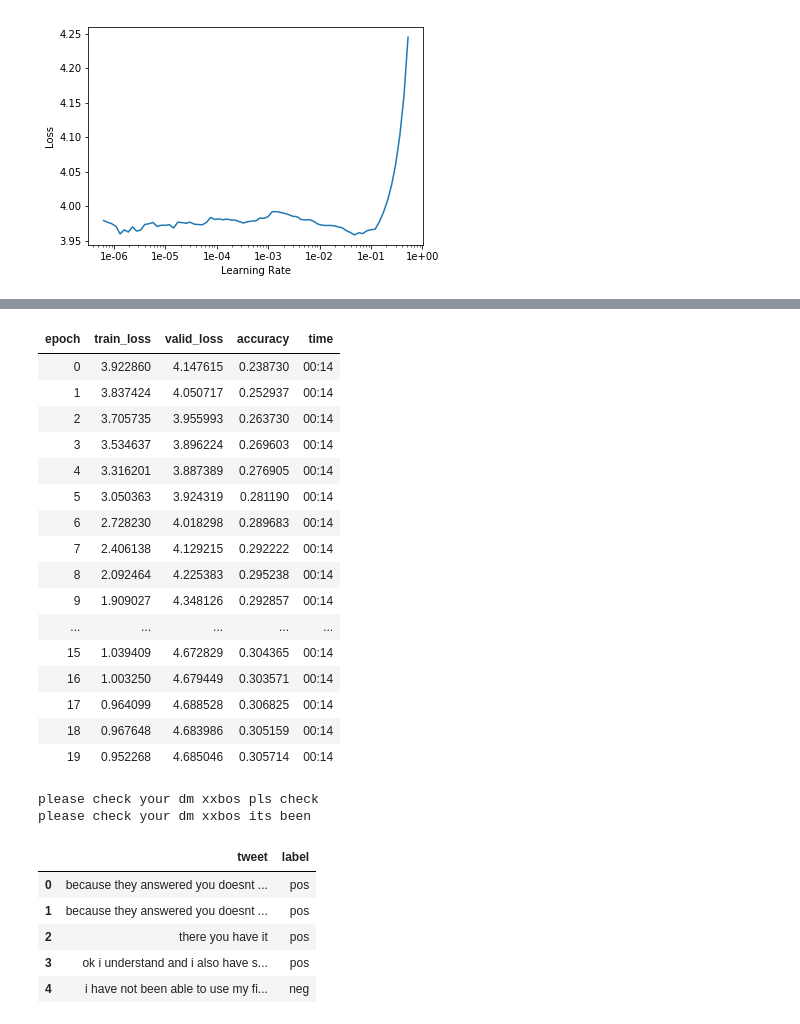
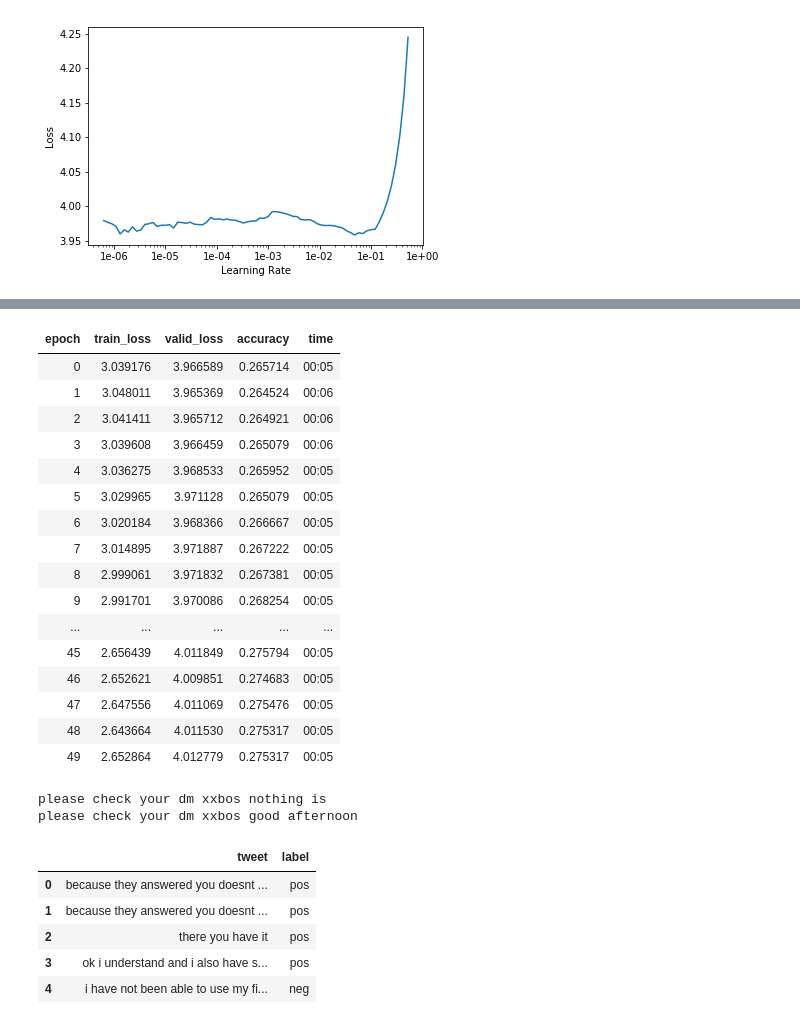
Before and after one commit to steveoni/Bank_UserTweet, a Jupyter notebook: sentiment/bank.ipynb, the cells around one changed output, grey strips where cells are left out. Cells and saved outputs as stored; diff of their text form; code cells hidden in the pictures.

```diff
--- a/sentiment/bank.ipynb
+++ b/sentiment/bank.ipynb
@@ -98,2 +125,2 @@ d_lm.v
 # %%
-path="drive/My Drive/bank-sentiment/"
+path = "drive/My Drive/bb"
@@ -153,4 +179,4 @@ learn.recorder.plot(skip_end=15)
 # %%
-learn.fit_one_cycle(1, max_lr=slice(1e-3,1e-1), moms=(0.8,0.7))
+learn.fit_one_cycle(5, max_lr=slice(1e-3,1e-1), moms=(0.8,0.7))
 # %% [output]
 | epoch | train_loss | valid_loss | accuracy | time |
@@ -178,23 +214,23 @@ LR Finder is complete, type {learner_name}.recorder.plot() to see the graph.
 # %%
-learn.fit_one_cycle(20, max_lr=slice(1e-4,1e-2), moms=(0.8,0.7))
+learn.fit_one_cycle(50, max_lr=slice(1e-5,1e-4), moms=(0.8,0.7))
 # %% [output]
 | epoch | train_loss | valid_loss | accuracy | time |
-| 0 | 3.922860 | 4.147615 | 0.238730 | 00:14 |
-| 1 | 3.837424 | 4.050717 | 0.252937 | 00:14 |
-| 2 | 3.705735 | 3.955993 | 0.263730 | 00:14 |
-| 3 | 3.534637 | 3.896224 | 0.269603 | 00:14 |
-| 4 | 3.316201 | 3.887389 | 0.276905 | 00:14 |
-| 5 | 3.050363 | 3.924319 | 0.281190 | 00:14 |
-| 6 | 2.728230 | 4.018298 | 0.289683 | 00:14 |
-| 7 | 2.406138 | 4.129215 | 0.292222 | 00:14 |
-| 8 | 2.092464 | 4.225383 | 0.295238 | 00:14 |
-| 9 | 1.909027 | 4.348126 | 0.292857 | 00:14 |
+| 0 | 3.039176 | 3.966589 | 0.265714 | 00:05 |
+| 1 | 3.048011 | 3.965369 | 0.264524 | 00:06 |
+| 2 | 3.041411 | 3.965712 | 0.264921 | 00:06 |
+| 3 | 3.039608 | 3.966459 | 0.265079 | 00:06 |
+| 4 | 3.036275 | 3.968533 | 0.265952 | 00:05 |
+| 5 | 3.029965 | 3.971128 | 0.265079 | 00:05 |
+| 6 | 3.020184 | 3.968366 | 0.266667 | 00:05 |
+| 7 | 3.014895 | 3.971887 | 0.267222 | 00:05 |
+| 8 | 2.999061 | 3.971832 | 0.267381 | 00:05 |
+| 9 | 2.991701 | 3.970086 | 0.268254 | 00:05 |
 | ... | ... | ... | ... | ... |
-| 15 | 1.039409 | 4.672829 | 0.304365 | 00:14 |
-| 16 | 1.003250 | 4.679449 | 0.303571 | 00:14 |
-| 17 | 0.964099 | 4.688528 | 0.306825 | 00:14 |
-| 18 | 0.967648 | 4.683986 | 0.305159 | 00:14 |
-| 19 | 0.952268 | 4.685046 | 0.305714 | 00:14 |
+| 45 | 2.656439 | 4.011849 | 0.275794 | 00:05 |
+| 46 | 2.652621 | 4.009851 | 0.274683 | 00:05 |
+| 47 | 2.647556 | 4.011069 | 0.275476 | 00:05 |
+| 48 | 2.643664 | 4.011530 | 0.275317 | 00:05 |
+| 49 | 2.652864 | 4.012779 | 0.275317 | 00:05 |
 # %%
 learn.save('fine_tuned')
 # %%
@@ -206,7 +242,7 @@ N_SENTENCES = 2
 # %%
 print("\n".join(learn.predict(TEXT, N_WORDS, temperature=0.75) for _ in range(N_SENTENCES)))
 # %% [output]
-please check your dm xxbos pls check
-please check your dm xxbos its been
+please check your dm xxbos nothing is
+please check your dm xxbos good afternoon
 # %%
 learn.save_encoder('fine_tuned_enc')
```
Also changed, not shown: parts of 96 cells of this notebook.
